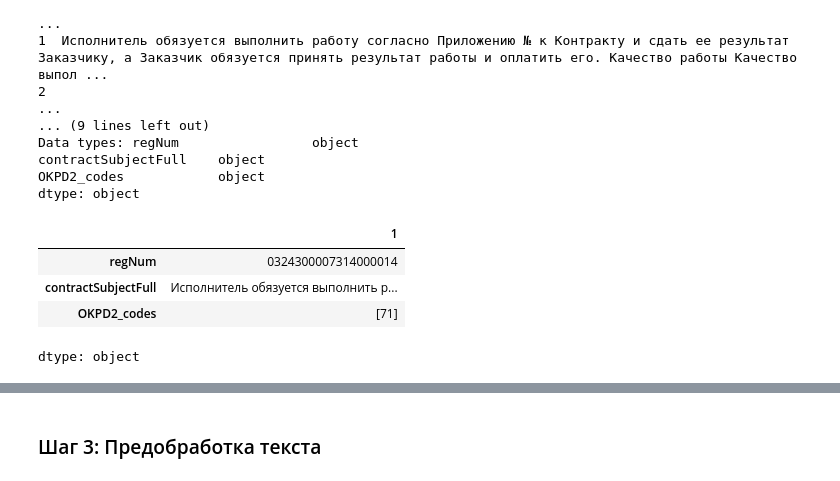
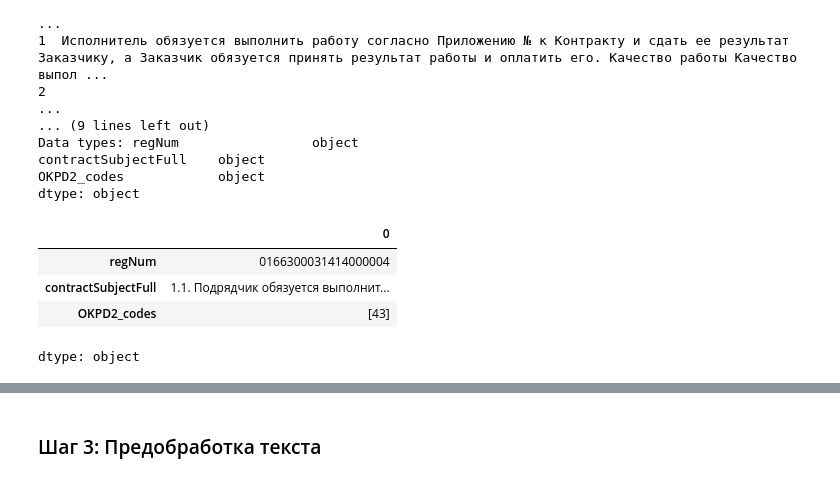
Before and after one commit to aldarovav/YearProject, a Jupyter notebook: analysis.ipynb, the cells around one changed output, grey strips where cells are left out. Saved outputs shown, nothing was run; the diff lists cells and outputs as text; code cells hidden in the pictures.

```diff
--- a/analysis.ipynb
+++ b/analysis.ipynb
@@ -72,12 +74,12 @@ contractSubjectFull    object
 OKPD2_codes            object
 dtype: object
 # %%
-df.iloc[1]
+df.iloc[0]
 # %% [output]
-|  | 1 |
-| regNum | 0324300007314000014 |
-| contractSubjectFull | Исполнитель обязуется выполнить р... |
-| OKPD2_codes | [71] |
+|  | 0 |
+| regNum | 0166300031414000004 |
+| contractSubjectFull | 1.1. Подрядчик обязуется выполнит... |
+| OKPD2_codes | [43] |
 dtype: object
 # %%
 # Используем новый метод dataset_load()
```
Also changed, not shown: parts of 5 cells of this notebook.
